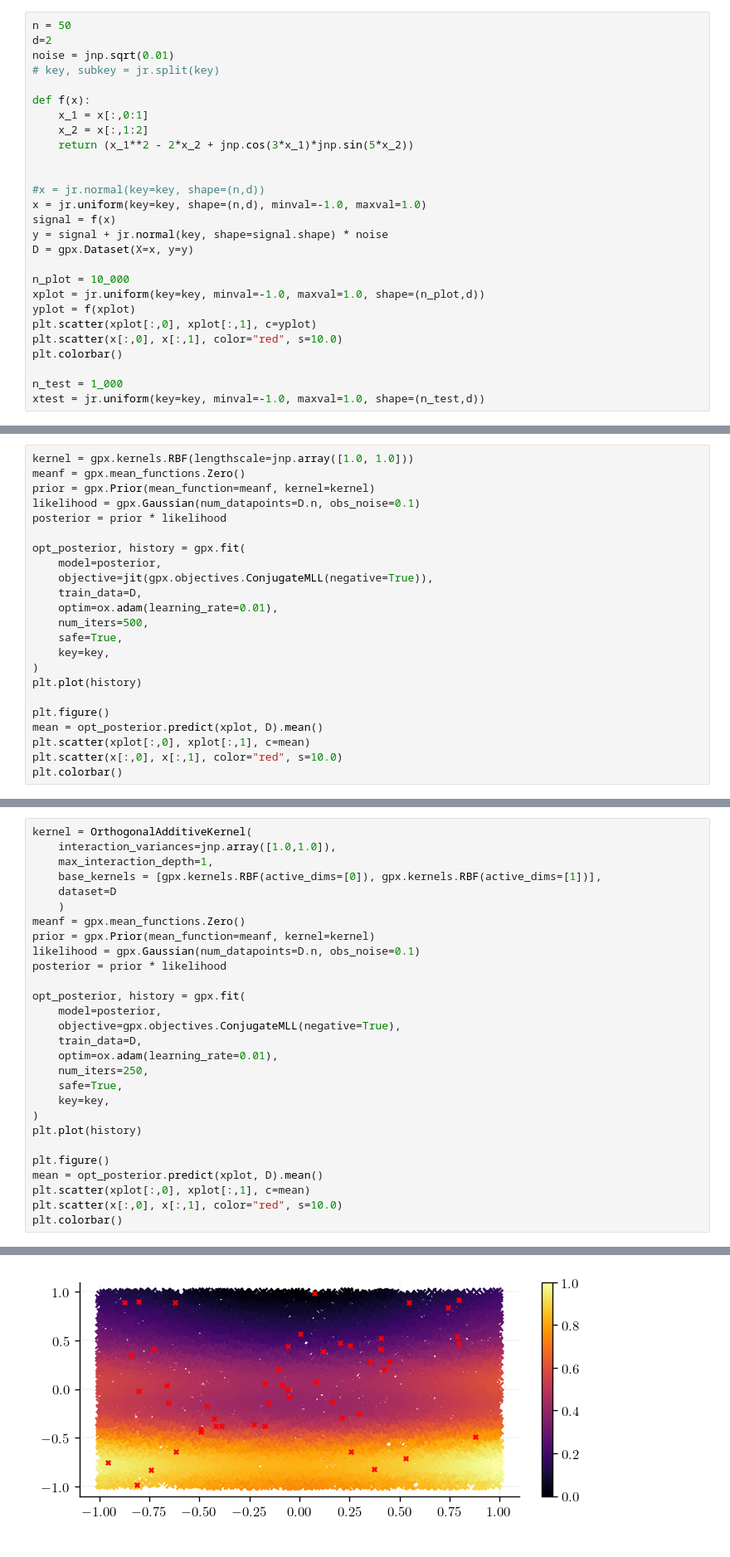
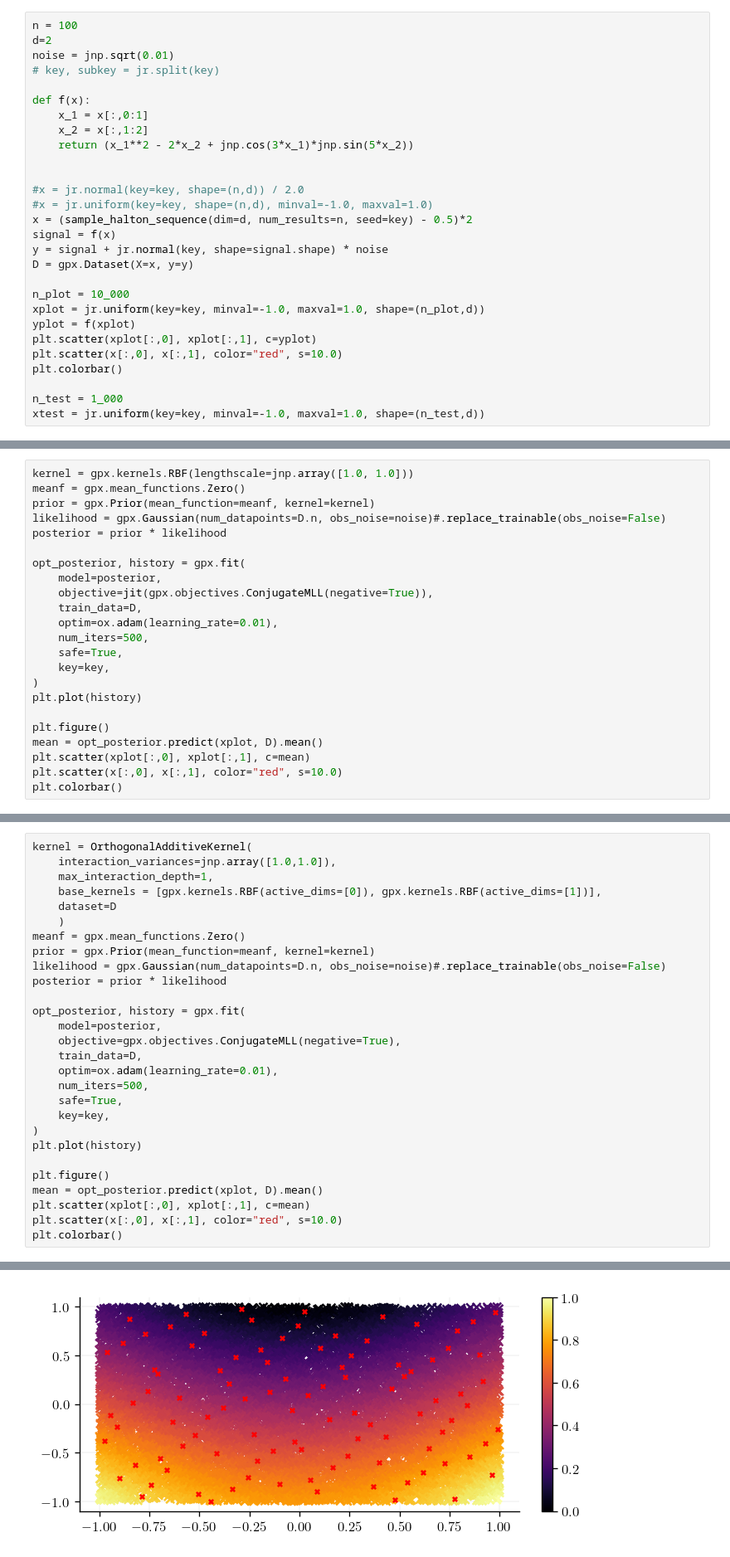
Before and after one commit to JaxGaussianProcesses/GPJax, a Jupyter notebook: docs/examples/OAK.ipynb, the cells around one changed output, grey strips where cells are left out. Shown at 83% size. Drawn from its saved outputs; the diff is of its cells as text.

```diff
--- a/docs/examples/OAK.ipynb
+++ b/docs/examples/OAK.ipynb
@@ -48,5 +45,5 @@ No GPU/TPU found, falling back to CPU. (Set TF_CPP_MIN_LOG_LEVEL=0 and rerun for
 # %%
-n = 50
+n = 100
 d=2
 noise = jnp.sqrt(0.01)
 # key, subkey = jr.split(key)
@@ -57,8 +54,9 @@ def f(x):
     return (x_1**2 - 2*x_2 + jnp.cos(3*x_1)*jnp.sin(5*x_2))
 
 
-#x = jr.normal(key=key, shape=(n,d))
-x = jr.uniform(key=key, shape=(n,d), minval=-1.0, maxval=1.0)
+#x = jr.normal(key=key, shape=(n,d)) / 2.0
+#x = jr.uniform(key=key, shape=(n,d), minval=-1.0, maxval=1.0)
+x = (sample_halton_sequence(dim=d, num_results=n, seed=key) - 0.5)*2
 signal = f(x)
 y = signal + jr.normal(key, shape=signal.shape) * noise
 D = gpx.Dataset(X=x, y=y)
@@ -274,7 +264,7 @@ class OrthogonalAdditiveKernel(gpx.kernels.AbstractKernel):
 kernel = gpx.kernels.RBF(lengthscale=jnp.array([1.0, 1.0]))
 meanf = gpx.mean_functions.Zero()
 prior = gpx.Prior(mean_function=meanf, kernel=kernel)
-likelihood = gpx.Gaussian(num_datapoints=D.n, obs_noise=0.1)
+likelihood = gpx.Gaussian(num_datapoints=D.n, obs_noise=noise)#.replace_trainable(obs_noise=False)
 posterior = prior * likelihood
 
 opt_posterior, history = gpx.fit(
@@ -306,7 +296,7 @@ kernel = OrthogonalAdditiveKernel(
     )
 meanf = gpx.mean_functions.Zero()
 prior = gpx.Prior(mean_function=meanf, kernel=kernel)
-likelihood = gpx.Gaussian(num_datapoints=D.n, obs_noise=0.1)
+likelihood = gpx.Gaussian(num_datapoints=D.n, obs_noise=noise)#.replace_trainable(obs_noise=False)
 posterior = prior * likelihood
 
 opt_posterior, history = gpx.fit(
@@ -314,7 +304,7 @@ opt_posterior, history = gpx.fit(
     objective=gpx.objectives.ConjugateMLL(negative=True),
     train_data=D,
     optim=ox.adam(learning_rate=0.01),
-    num_iters=250,
+    num_iters=500,
     safe=True,
     key=key,
 )
@@ -331,4 +321,4 @@ plt.colorbar()
-[figure, old version]
+[figure, new version]
 # %%
 kernel = OrthogonalAdditiveKernel(
     interaction_variances=jnp.array([1.0,1.0, 1.0]),
```
Also changed, not shown: parts of 8 cells of this notebook.
